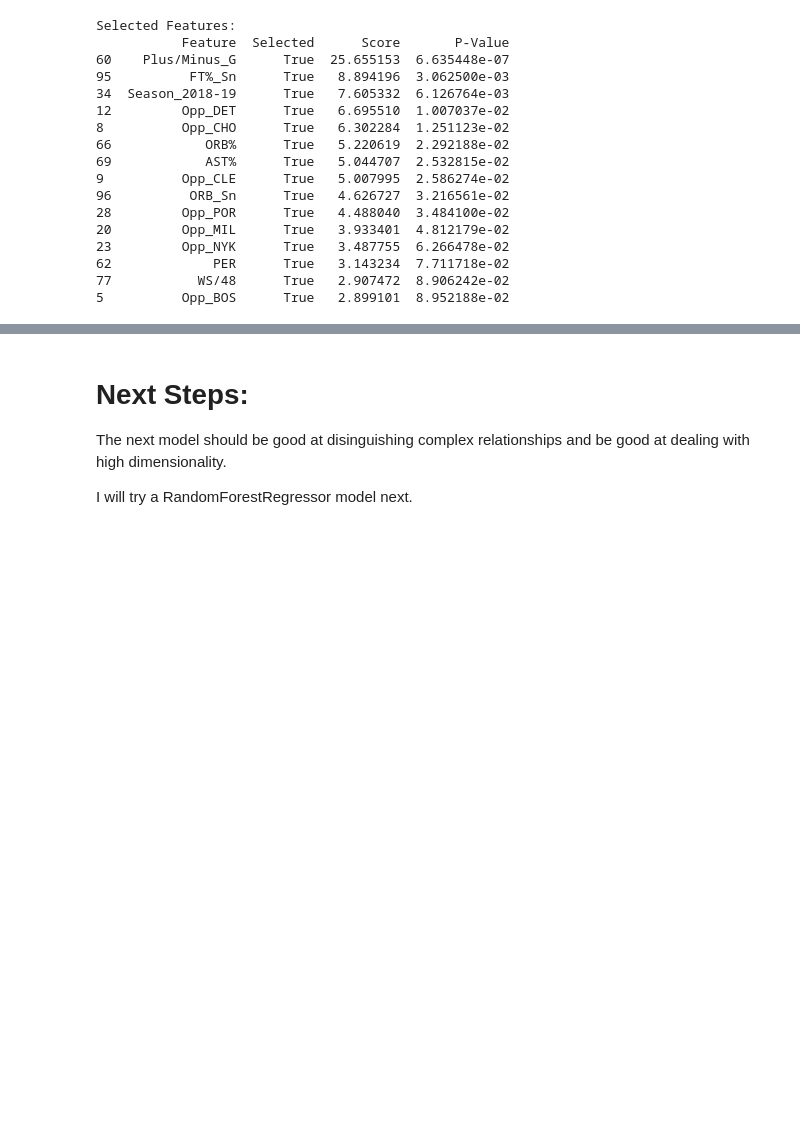
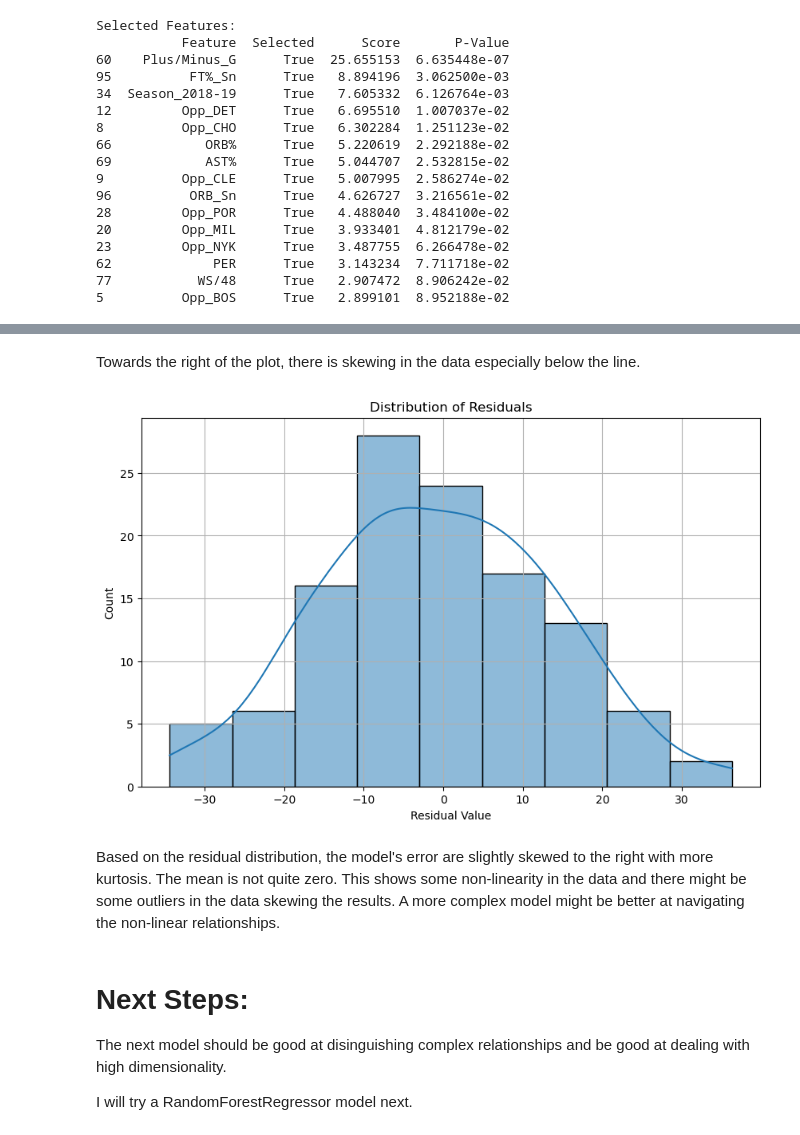
Before and after one commit to sabrinasayed99/Ph4_NBA_Player_Performance, a Jupyter notebook: Baseline_Model.ipynb, the cells around one changed output, grey strips where cells are left out. Saved outputs shown, nothing was run; the diff lists cells and outputs as text; code cells hidden in the pictures; blank space fills up the shorter version.

```diff
--- a/Baseline_Model.ipynb
+++ b/Baseline_Model.ipynb
@@ -384,3 +406,17 @@ The LinearRegression model identified some odd features that don't exactly make
+# %% [markdown]
+Towards the right of the plot, there is skewing in the data especially below the line.
+# %%
+# Distribution of residuals
+plt.figure(figsize=(10, 6))
+sns.histplot(residuals, kde=True)
+plt.xlabel('Residual Value')
+plt.ylabel('Count')
+plt.title('Distribution of Residuals')
+plt.grid(True)
+# %% [output]
+[figure, added]
+# %% [markdown]
+Based on the  residual distribution, the model's error are slightly skewed to the right with more kurtosis. The mean is not quite zero. This shows some non-linearity in the data and there might be some outliers in the data skewing the results. A more complex model might be better at navigating the non-linear relationships.
 # %% [markdown]
 # Next Steps:
 
```
Also changed, not shown: parts of 3 cells of this notebook, 4 other files.
